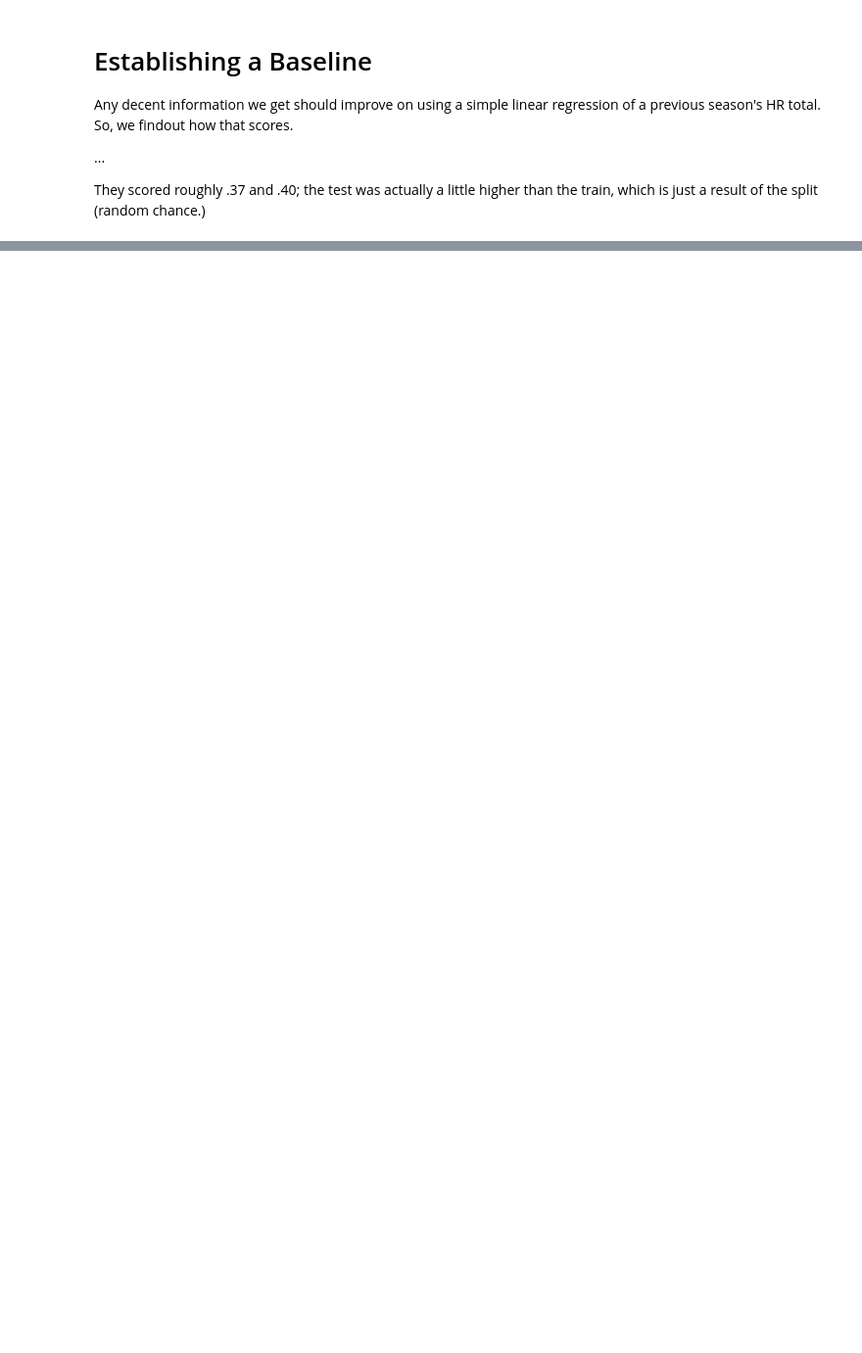
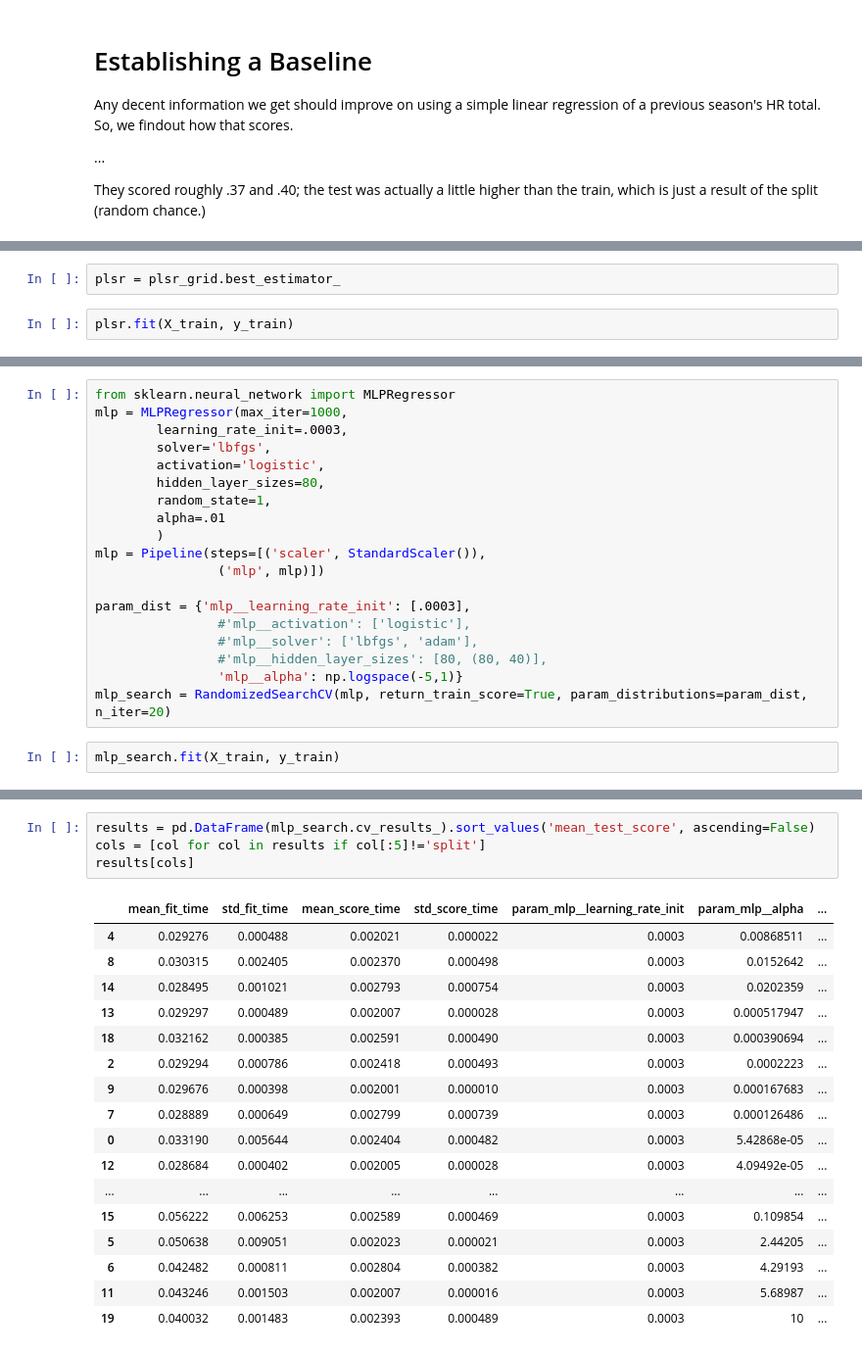
Before and after one commit to philosofool/phi_baseball, a Jupyter notebook: forecast/stat_cast_notebook.ipynb, the cells around one changed output, grey strips where cells are left out. Shown at 98% size. Saved outputs shown, nothing was run; the diff lists cells and outputs as text; blank space fills up the shorter version.

Commit message:
Update stat_cast_notebook
Pretty major addition of PCA, PLSR models.

```diff
--- a/forecast/stat_cast_notebook.ipynb
+++ b/forecast/stat_cast_notebook.ipynb
@@ -461,0 +381,4 @@ y.shape
+# %%
+plsr = plsr_grid.best_estimator_
+# %%
+plsr.fit(X_train, y_train)
@@ -461,0 +399,21 @@ y.shape
+# %%
+from sklearn.neural_network import MLPRegressor
+mlp = MLPRegressor(max_iter=1000,
+        learning_rate_init=.0003,
+        solver='lbfgs',
+        activation='logistic',
+        hidden_layer_sizes=80,
+        random_state=1,
+        alpha=.01
+        )
+mlp = Pipeline(steps=[('scaler', StandardScaler()),
+                ('mlp', mlp)])
+
+param_dist = {'mlp__learning_rate_init': [.0003],
+                #'mlp__activation': ['logistic'],
+                #'mlp__solver': ['lbfgs', 'adam'],
+                #'mlp__hidden_layer_sizes': [80, (80, 40)],
+                'mlp__alpha': np.logspace(-5,1)}
+mlp_search = RandomizedSearchCV(mlp, return_train_score=True, param_distributions=param_dist, n_iter=20)
+# %%
+mlp_search.fit(X_train, y_train)
@@ -461,0 +441,22 @@ y.shape
+# %%
+results = pd.DataFrame(mlp_search.cv_results_).sort_values('mean_test_score', ascending=False)
+cols = [col for col in results if col[:5]!='split']
+results[cols]
+# %% [output]
+|  | mean_fit_time | std_fit_time | mean_score_time | std_score_time | param_mlp__learning_rate_init | param_mlp__alpha | ... |
+| 4 | 0.029276 | 0.000488 | 0.002021 | 0.000022 | 0.0003 | 0.00868511 | ... |
+| 8 | 0.030315 | 0.002405 | 0.002370 | 0.000498 | 0.0003 | 0.0152642 | ... |
+| 14 | 0.028495 | 0.001021 | 0.002793 | 0.000754 | 0.0003 | 0.0202359 | ... |
+| 13 | 0.029297 | 0.000489 | 0.002007 | 0.000028 | 0.0003 | 0.000517947 | ... |
+| 18 | 0.032162 | 0.000385 | 0.002591 | 0.000490 | 0.0003 | 0.000390694 | ... |
+| 2 | 0.029294 | 0.000786 | 0.002418 | 0.000493 | 0.0003 | 0.0002223 | ... |
+| 9 | 0.029676 | 0.000398 | 0.002001 | 0.000010 | 0.0003 | 0.000167683 | ... |
+| 7 | 0.028889 | 0.000649 | 0.002799 | 0.000739 | 0.0003 | 0.000126486 | ... |
+| 0 | 0.033190 | 0.005644 | 0.002404 | 0.000482 | 0.0003 | 5.42868e-05 | ... |
+| 12 | 0.028684 | 0.000402 | 0.002005 | 0.000028 | 0.0003 | 4.09492e-05 | ... |
+| ... | ... | ... | ... | ... | ... | ... | ... |
+| 15 | 0.056222 | 0.006253 | 0.002589 | 0.000469 | 0.0003 | 0.109854 | ... |
+| 5 | 0.050638 | 0.009051 | 0.002023 | 0.000021 | 0.0003 | 2.44205 | ... |
+| 6 | 0.042482 | 0.000811 | 0.002804 | 0.000382 | 0.0003 | 4.29193 | ... |
+| 11 | 0.043246 | 0.001503 | 0.002007 | 0.000016 | 0.0003 | 5.68987 | ... |
+| 19 | 0.040032 | 0.001483 | 0.002393 | 0.000489 | 0.0003 | 10 | ... |
```
Also changed, not shown: parts of 58 cells of this notebook.
